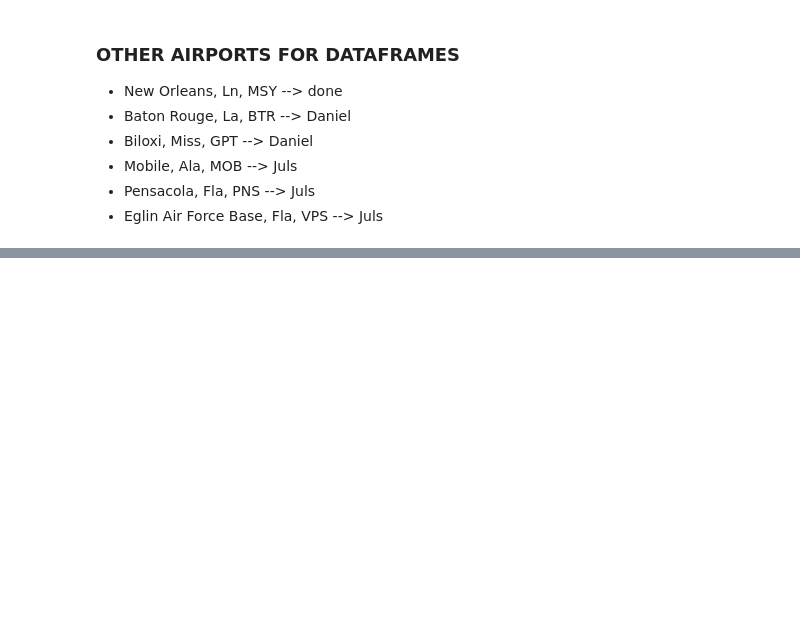
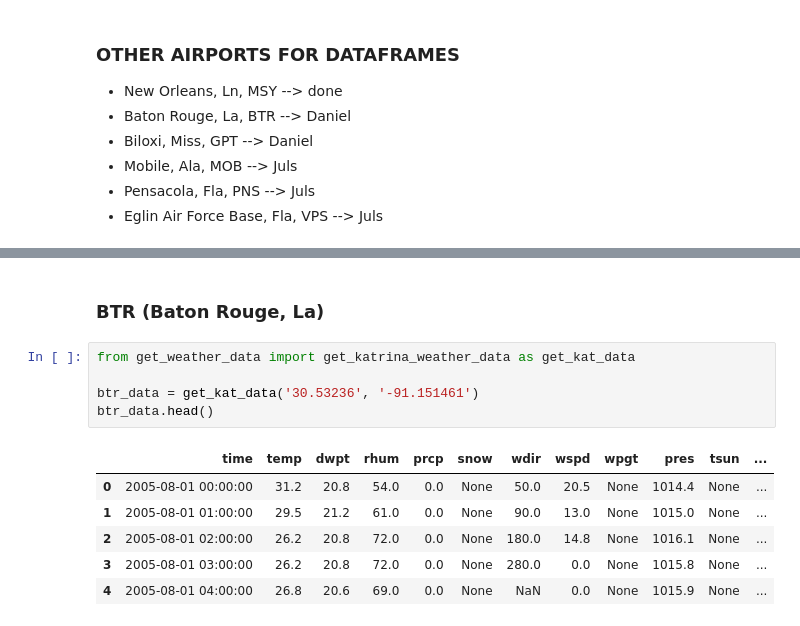
Before and after one commit to DanielSchuster259/sql-api-project-weather-flights, a Jupyter notebook: daniels.ipynb, the cells around one changed output, grey strips where cells are left out. Saved outputs shown, nothing was run; the diff lists cells and outputs as text; blank space fills up the shorter version.

Commit message:
Dataframe erstellt für Wetterdaten im August für Biloxi, Baton Rouge, New Orleans - .env datei mit Key- und Hostdaten gefüllt - get_weather_data.py mit Funktion gefüllt

```diff
--- a/daniels.ipynb
+++ b/daniels.ipynb
@@ -97,0 +120,14 @@ weather_katrina_df.head()
+# %% [markdown]
+### BTR (Baton Rouge, La)
+# %%
+from get_weather_data import get_katrina_weather_data as get_kat_data
+
+btr_data = get_kat_data('30.53236', '-91.151461')
+btr_data.head()
+# %% [output]
+|  | time | temp | dwpt | rhum | prcp | snow | wdir | wspd | wpgt | pres | tsun | ... |
+| 0 | 2005-08-01 00:00:00 | 31.2 | 20.8 | 54.0 | 0.0 | None | 50.0 | 20.5 | None | 1014.4 | None | ... |
+| 1 | 2005-08-01 01:00:00 | 29.5 | 21.2 | 61.0 | 0.0 | None | 90.0 | 13.0 | None | 1015.0 | None | ... |
+| 2 | 2005-08-01 02:00:00 | 26.2 | 20.8 | 72.0 | 0.0 | None | 180.0 | 14.8 | None | 1016.1 | None | ... |
+| 3 | 2005-08-01 03:00:00 | 26.2 | 20.8 | 72.0 | 0.0 | None | 280.0 | 0.0 | None | 1015.8 | None | ... |
+| 4 | 2005-08-01 04:00:00 | 26.8 | 20.6 | 69.0 | 0.0 | None | NaN | 0.0 | None | 1015.9 | None | ... |
```
Also changed, not shown: parts of 8 cells of this notebook.
